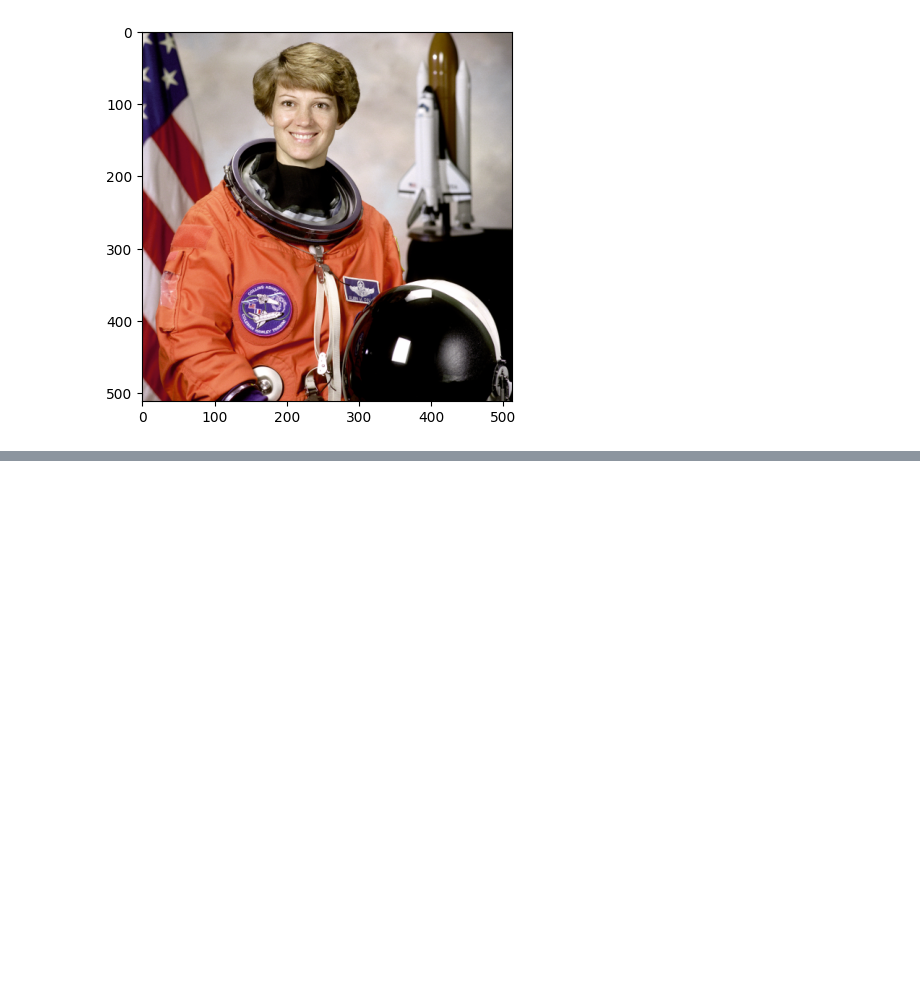
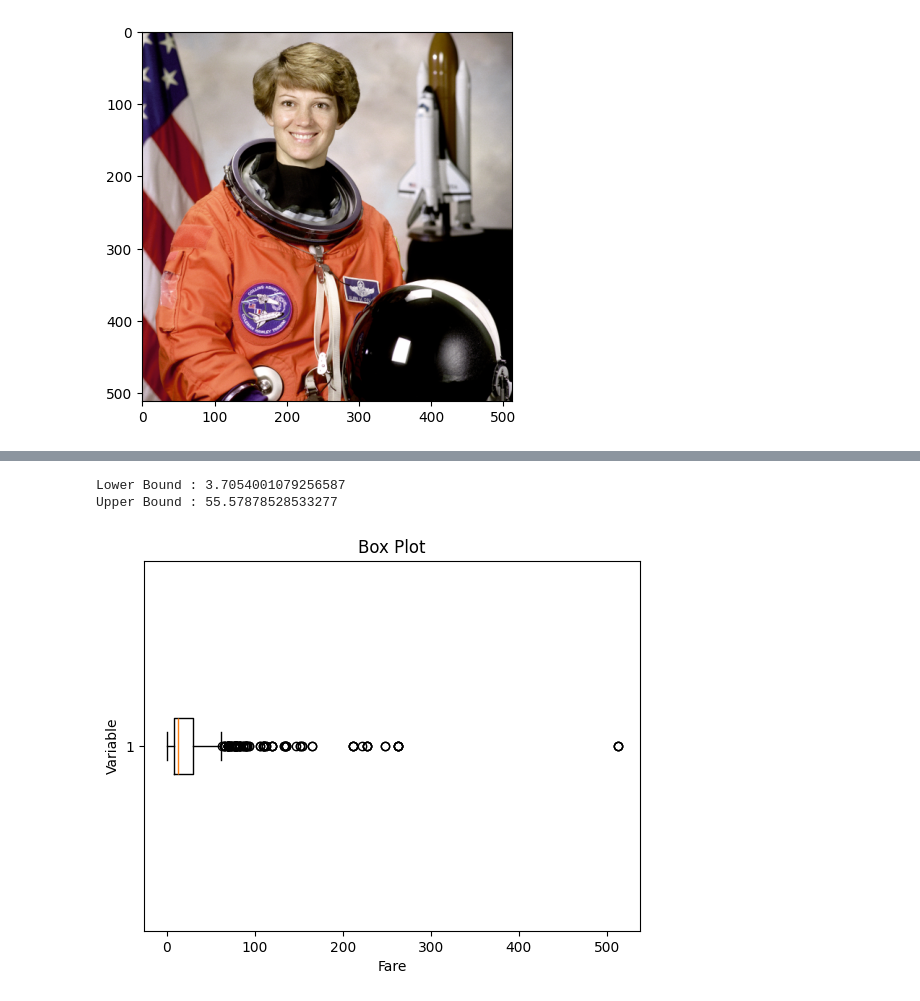
Before and after one commit to Yankyyyy/Data-Science-Practice-Repo, a Jupyter notebook: NumpyNotes.ipynb, the cells around one changed output, grey strips where cells are left out. Drawn from its saved outputs; the diff is of its cells as text; code cells hidden in the pictures; blank space fills up the shorter version.

```diff
--- a/NumpyNotes.ipynb
+++ b/NumpyNotes.ipynb
@@ -252,0 +433,29 @@ Random Array with values between 1 to 10
+# %%
+#As we can see from the above Box and whisker plot, Our age dataset has outliers values. The values less than 5 and more than 55 are outliers.
+
+# calculate summary statistics
+mean = df3['Age'].mean()
+std  = df3['Age'].std()
+
+# Calculate the lower and upper bounds
+lower_bound = mean - std*2
+upper_bound = mean + std*2
+
+print('Lower Bound :',lower_bound)
+print('Upper Bound :',upper_bound)
+
+# Drop the outliers
+df4 = df3[(df3['Age'] >= lower_bound) & (df3['Age'] <= upper_bound)]
+# %% [output]
+Lower Bound : 3.7054001079256587
+Upper Bound : 55.57878528533277
+# %%
+#Similarly.
+
+plt.boxplot(df4['Fare'], vert=False)
+plt.ylabel('Variable')
+plt.xlabel('Fare')
+plt.title('Box Plot')
+plt.show()
+# %% [output]
+[figure, added]
```
Also changed, not shown: parts of 18 cells of this notebook, 2 other files.
